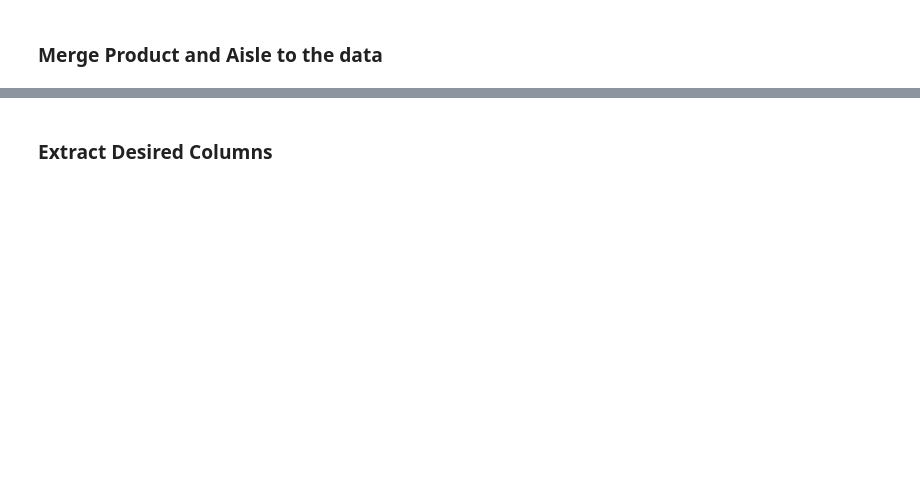
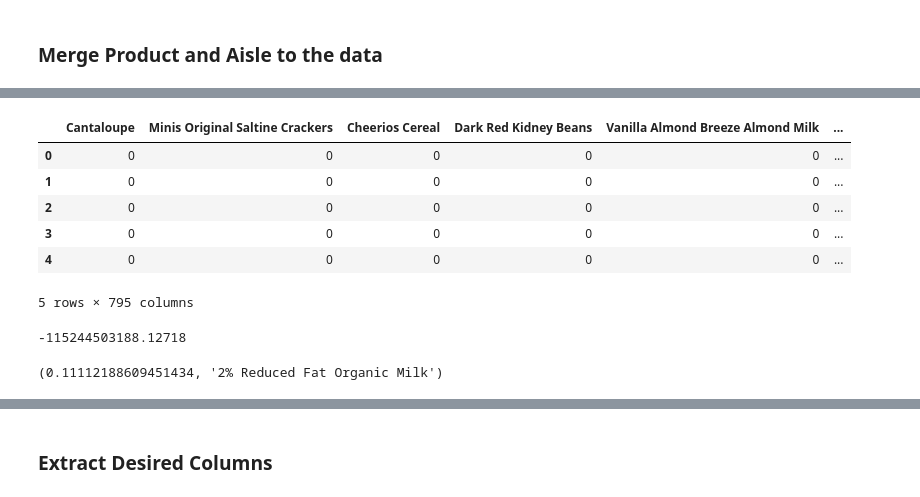
Before and after one commit to 1carew1/instacart_investigation, a Jupyter notebook: Assignment_2_Regression.ipynb, the cells around one changed output, grey strips where cells are left out. Saved outputs shown, nothing was run; the diff lists cells and outputs as text; code cells hidden in the pictures; blank space fills up the shorter version.

Commit message:
Fixing Data split function

```diff
--- a/Assignment_2_Regression.ipynb
+++ b/Assignment_2_Regression.ipynb
@@ -228,0 +281,22 @@ train_orders_prod.head()
+# %%
+X_train, y_train, X_test, y_test = split_data_to_features_and_value(df_prod_group_train, df_prod_group_test)
+# Where X are the features and Y is the days to next order (value trying to predict)
+X_train.head()
+# %% [output]
+|  | Cantaloupe | Minis Original Saltine Crackers | Cheerios Cereal | Dark Red Kidney Beans | Vanilla Almond Breeze Almond Milk | ... |
+| 0 | 0 | 0 | 0 | 0 | 0 | ... |
+| 1 | 0 | 0 | 0 | 0 | 0 | ... |
+| 2 | 0 | 0 | 0 | 0 | 0 | ... |
+| 3 | 0 | 0 | 0 | 0 | 0 | ... |
+| 4 | 0 | 0 | 0 | 0 | 0 | ... |
+5 rows × 795 columns
+# %%
+model = linear_model.LinearRegression()
+model.fit(X_train, y_train)
+model.intercept_
+# %% [output]
+-115244503188.12718
+# %%
+find_best_feature(X_train, y_train, X_test, y_test)
+# %% [output]
+(0.11112188609451434, '2% Reduced Fat Organic Milk')
```
Also changed, not shown: parts of 32 cells of this notebook.
